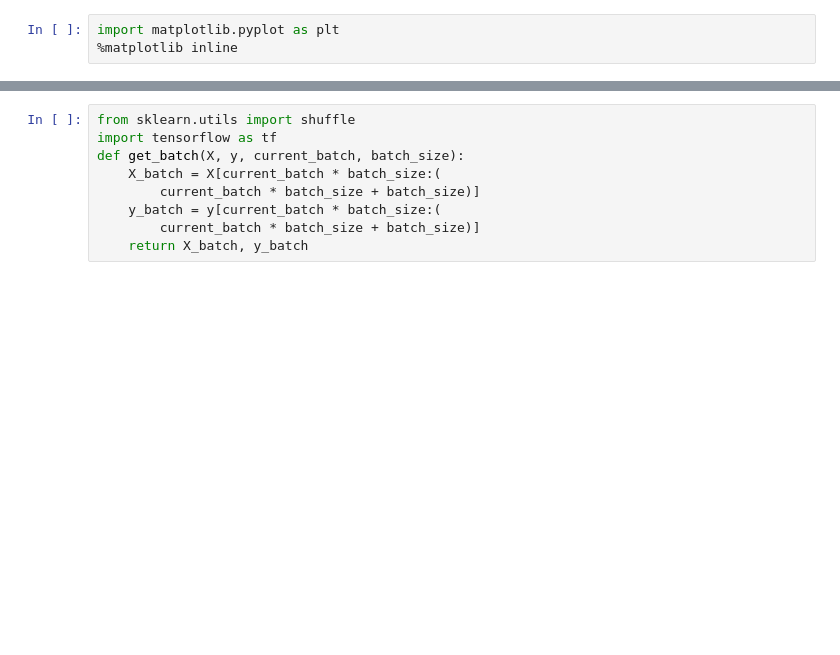
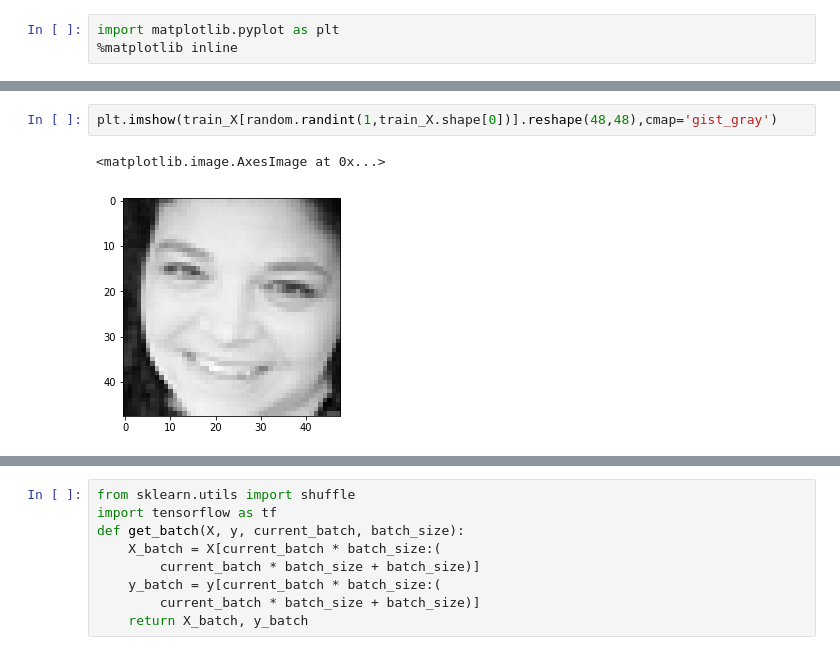
Before and after one commit to ashwanikumar04/udacity-mlnd-capstone, a Jupyter notebook: facial-expression.ipynb, the cells around one changed output, grey strips where cells are left out. Drawn from its saved outputs; the diff is of its cells as text; blank space fills up the shorter version.

```diff
--- a/facial-expression.ipynb
+++ b/facial-expression.ipynb
@@ -103,0 +108,5 @@ plt.imshow(train_X[29].reshape(48,48),cmap='gist_gray')
+# %%
+plt.imshow(train_X[random.randint(1,train_X.shape[0])].reshape(48,48),cmap='gist_gray')
+# %% [output]
+<matplotlib.image.AxesImage at 0x...>
+[figure, added]
```
Also changed, not shown: parts of 24 cells of this notebook, 1 other file.
